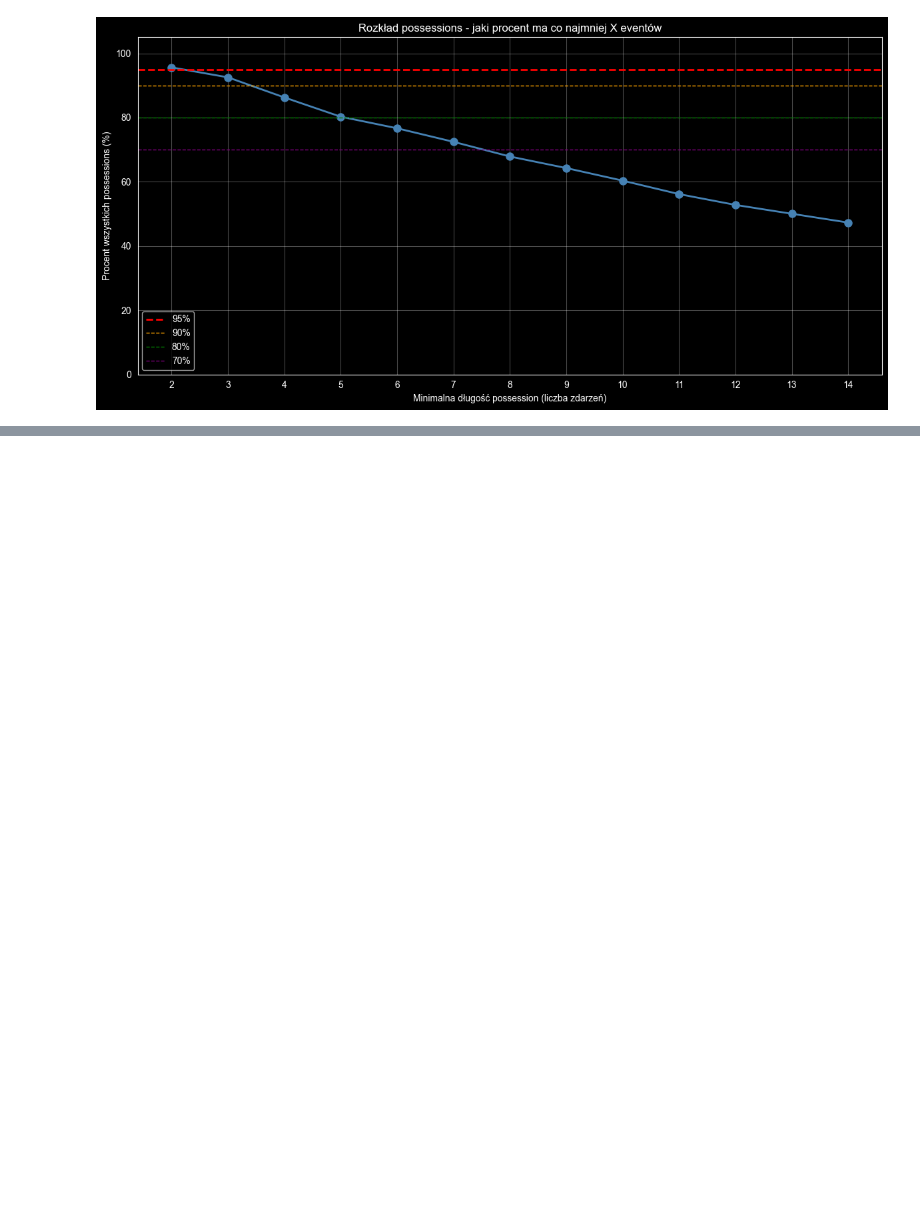
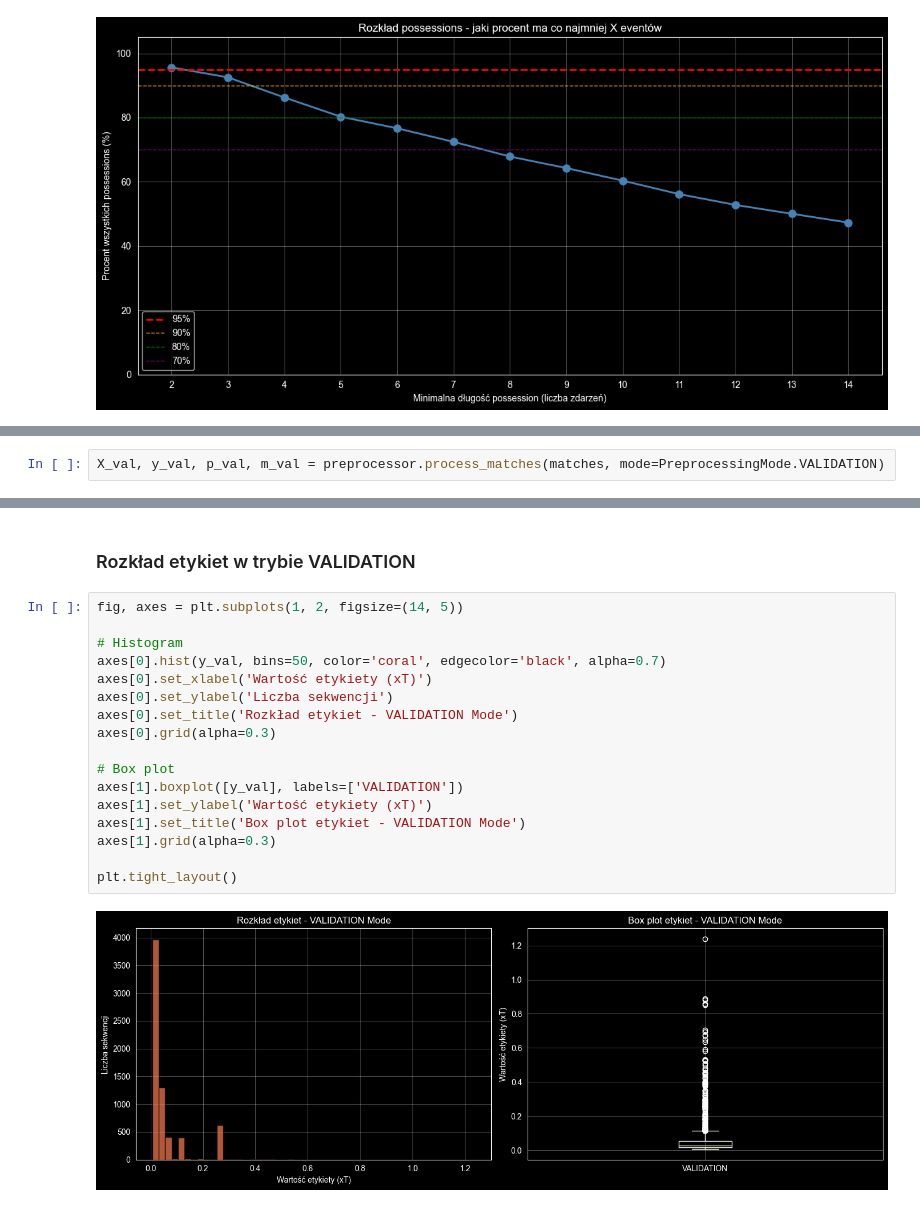
Before and after one commit to tmorcinek/statsbomb-scout, a Jupyter notebook: src/analysis/analysis.ipynb, the cells around one changed output, grey strips where cells are left out. Cells and saved outputs as stored; diff of their text form; blank space fills up the shorter version.

```diff
--- a/src/analysis/analysis.ipynb
+++ b/src/analysis/analysis.ipynb
@@ -312,0 +362,2 @@ plt.tight_layout()
+# %%
+X_val, y_val, p_val, m_val = preprocessor.process_matches(matches, mode=PreprocessingMode.VALIDATION)
@@ -312,0 +459,21 @@ plt.tight_layout()
+# %% [markdown]
+### Rozkład etykiet w trybie VALIDATION
+# %%
+fig, axes = plt.subplots(1, 2, figsize=(14, 5))
+
+# Histogram
+axes[0].hist(y_val, bins=50, color='coral', edgecolor='black', alpha=0.7)
+axes[0].set_xlabel('Wartość etykiety (xT)')
+axes[0].set_ylabel('Liczba sekwencji')
+axes[0].set_title('Rozkład etykiet - VALIDATION Mode')
+axes[0].grid(alpha=0.3)
+
+# Box plot
+axes[1].boxplot([y_val], labels=['VALIDATION'])
+axes[1].set_ylabel('Wartość etykiety (xT)')
+axes[1].set_title('Box plot etykiet - VALIDATION Mode')
+axes[1].grid(alpha=0.3)
+
+plt.tight_layout()
+# %% [output]
+[figure, added]
```
Also changed, not shown: parts of 20 cells of this notebook, 1 other file.
